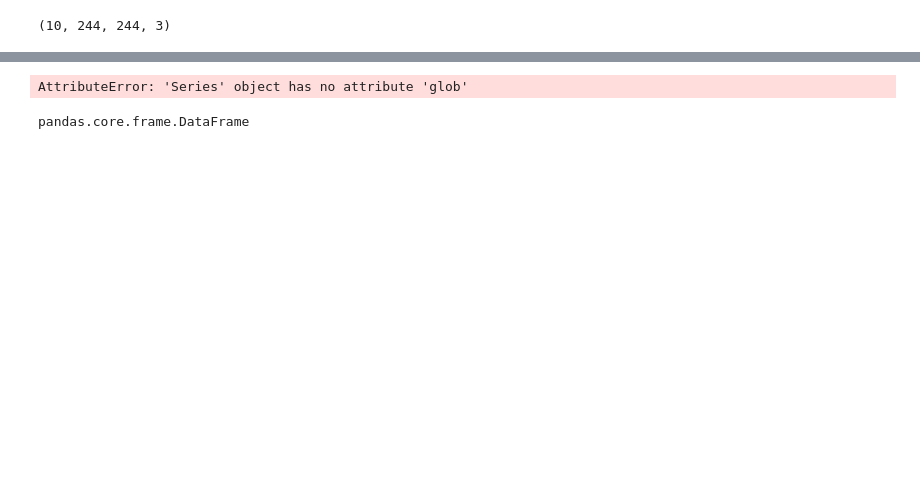
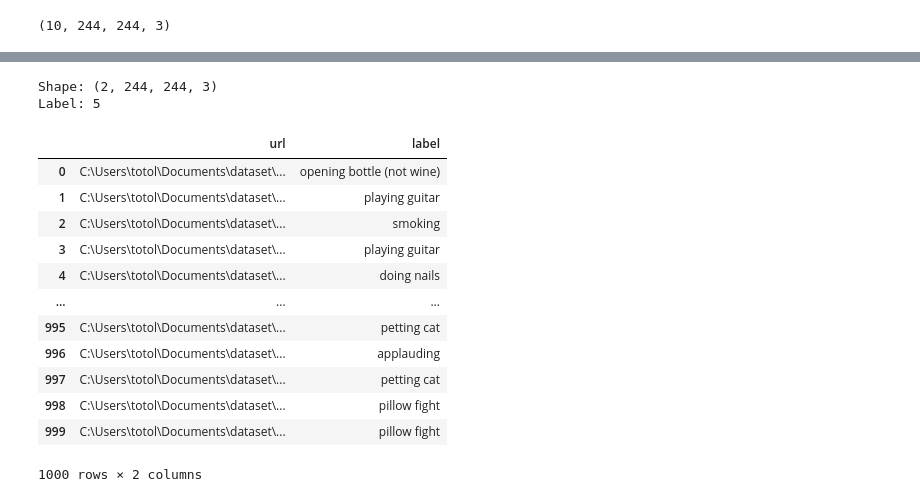
Before and after one commit to cc-ca/Human_action_understanding, a Jupyter notebook: prepare.ipynb, the cells around one changed output, grey strips where cells are left out. Saved outputs shown, nothing was run; the diff lists cells and outputs as text; code cells hidden in the pictures; blank space fills up the shorter version.

```diff
--- a/prepare.ipynb
+++ b/prepare.ipynb
@@ -229,15 +230,31 @@ class FrameGenerator:
             video_frames = frames_from_video_file(path, self.n_frames)
             label = self.class_ids_for_name[name]  # Encode labels
             yield video_frames, label
+# %%
+train_data=train_data.head(1000)
+val_data=val_data.head(200)
 # %%
-fg = FrameGenerator(train_data, 10, training=True)
+fg = FrameGenerator(train_data, 2, training=True)
 frames, label = next(fg())
 
 print(f"Shape: {frames.shape}")
 print(f"Label: {label}")
 # %% [output]
-AttributeError: 'Series' object has no attribute 'glob'
+Shape: (2, 244, 244, 3)
+Label: 5
-# %%
-type(train_data)
-# %% [output]
-pandas.core.frame.DataFrame
+# %%
+train_data
+# %% [output]
+|  | url | label |
+| 0 | C:\Users\totol\Documents\dataset\... | opening bottle (not wine) |
+| 1 | C:\Users\totol\Documents\dataset\... | playing guitar |
+| 2 | C:\Users\totol\Documents\dataset\... | smoking |
+| 3 | C:\Users\totol\Documents\dataset\... | playing guitar |
+| 4 | C:\Users\totol\Documents\dataset\... | doing nails |
+| ... | ... | ... |
+| 995 | C:\Users\totol\Documents\dataset\... | petting cat |
+| 996 | C:\Users\totol\Documents\dataset\... | applauding |
+| 997 | C:\Users\totol\Documents\dataset\... | petting cat |
+| 998 | C:\Users\totol\Documents\dataset\... | pillow fight |
+| 999 | C:\Users\totol\Documents\dataset\... | pillow fight |
+1000 rows × 2 columns
```
Also changed, not shown: parts of 13 cells of this notebook.
